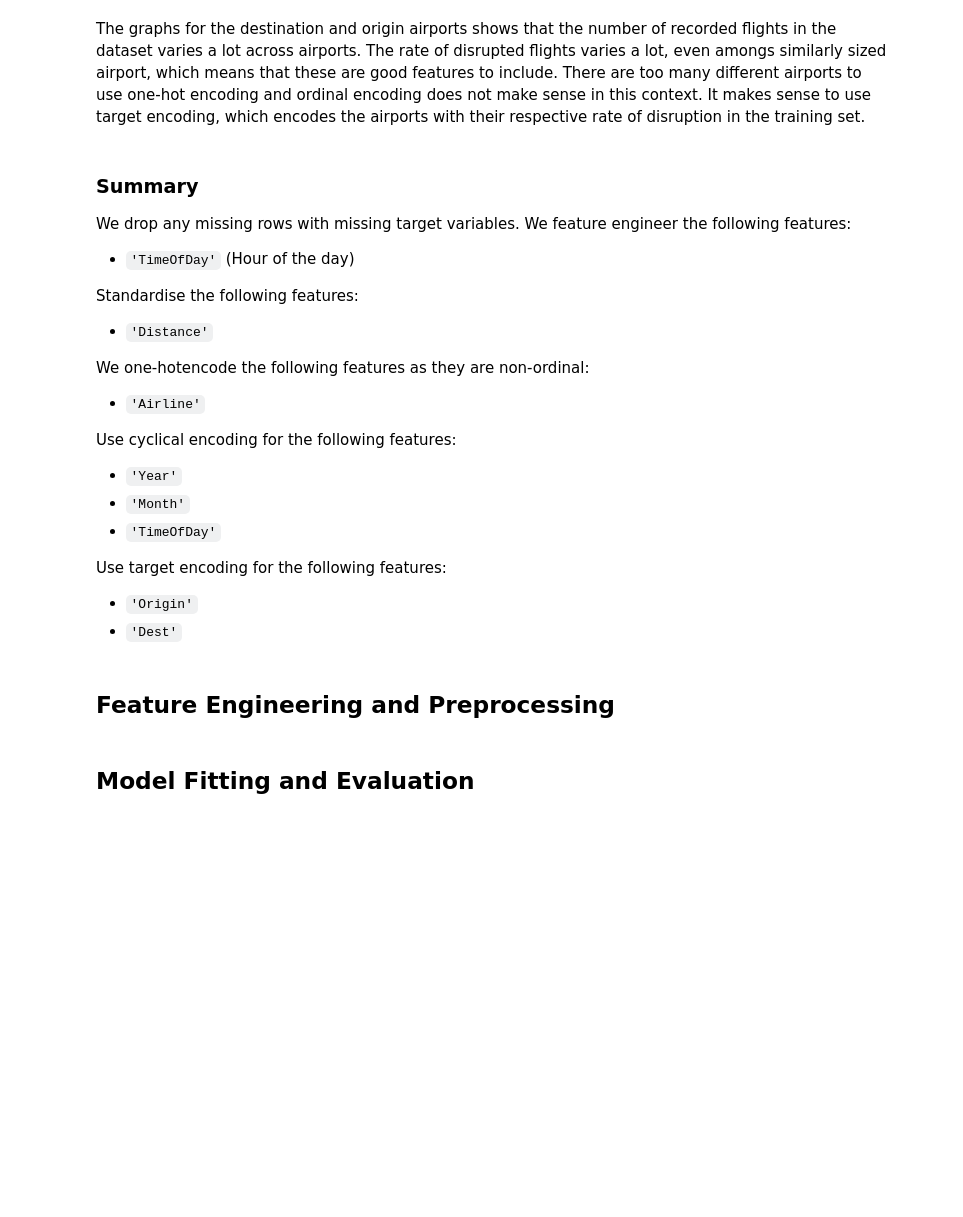
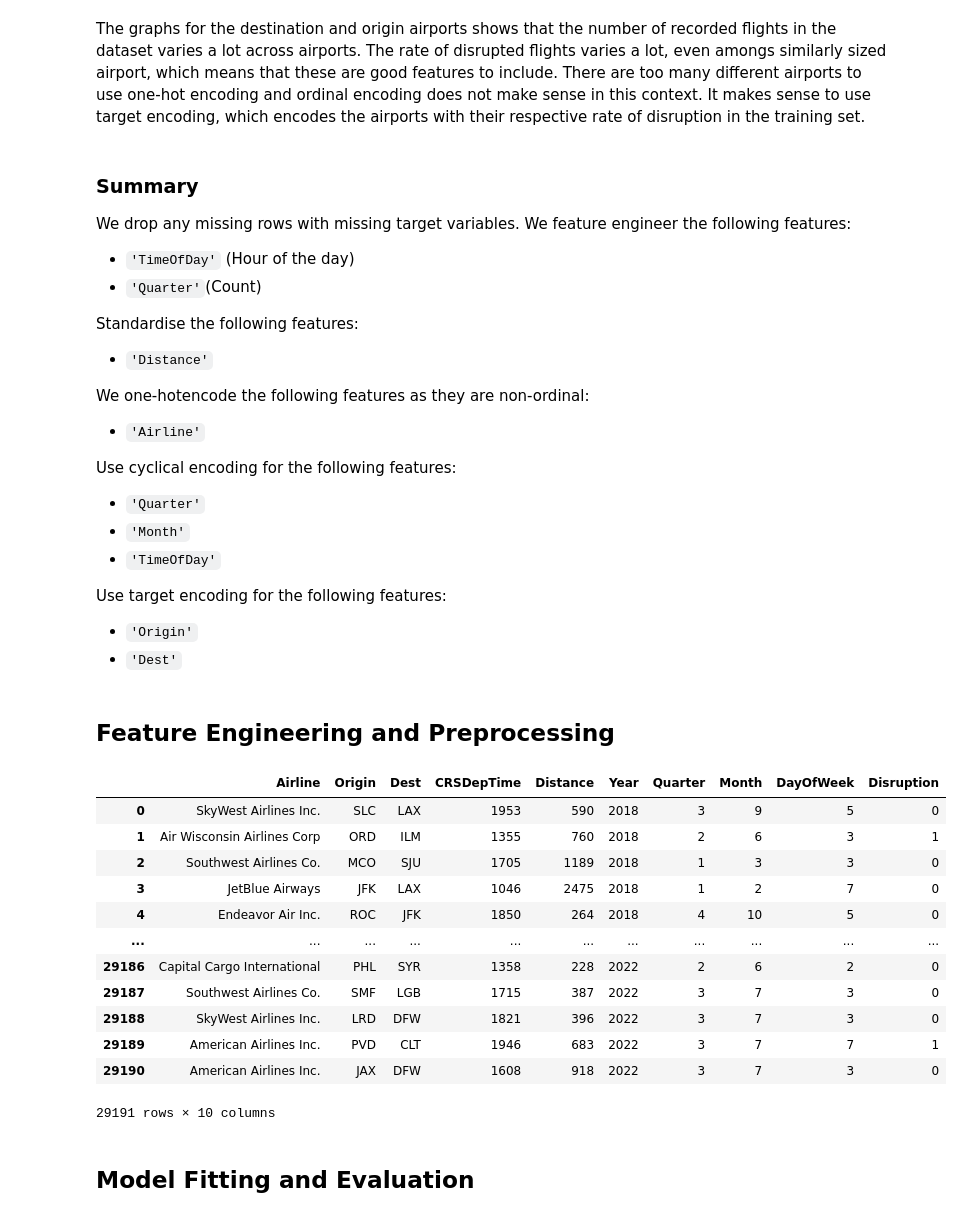
Before and after one commit to samuelleehope/ID5059_Flight_Prediction, a Jupyter notebook: ID5059Project1.ipynb, the cells around one changed output. Cells and saved outputs as stored; diff of their text form; code cells hidden in the pictures; blank space fills up the shorter version.

```diff
--- a/ID5059Project1.ipynb
+++ b/ID5059Project1.ipynb
@@ -330,6 +394,7 @@ The graphs for the destination and origin airports shows that the number of reco
 We drop any missing rows with missing target variables.
 We feature engineer the following features:
 * `'TimeOfDay'` (Hour of the day)
+* `'Quarter'`(Count)
 
 Standardise the following features:
 * `'Distance'`
@@ -339,7 +404,7 @@ We one-hotencode the following features as they are non-ordinal:
 * `'Airline'`
 
 Use cyclical encoding for the following features:
-* `'Year'`
+* `'Quarter'`
 * `'Month'`
 * `'TimeOfDay'`
 
@@ -348,6 +413,24 @@ Use target encoding for the following features:
 * `'Dest'`
 # %% [markdown]
 ## Feature Engineering and Preprocessing
+# %%
+flights['Quarter'] = pd.Categorical(flights['Quarter'])
+flights['Quarter'] = flights['Quarter'].cat.codes + 1
+flights_raw
+# %% [output]
+|  | Airline | Origin | Dest | CRSDepTime | Distance | Year | Quarter | Month | DayOfWeek | Disruption |
+| 0 | SkyWest Airlines Inc. | SLC | LAX | 1953 | 590 | 2018 | 3 | 9 | 5 | 0 |
+| 1 | Air Wisconsin Airlines Corp | ORD | ILM | 1355 | 760 | 2018 | 2 | 6 | 3 | 1 |
+| 2 | Southwest Airlines Co. | MCO | SJU | 1705 | 1189 | 2018 | 1 | 3 | 3 | 0 |
+| 3 | JetBlue Airways | JFK | LAX | 1046 | 2475 | 2018 | 1 | 2 | 7 | 0 |
+| 4 | Endeavor Air Inc. | ROC | JFK | 1850 | 264 | 2018 | 4 | 10 | 5 | 0 |
+| ... | ... | ... | ... | ... | ... | ... | ... | ... | ... | ... |
+| 29186 | Capital Cargo International | PHL | SYR | 1358 | 228 | 2022 | 2 | 6 | 2 | 0 |
+| 29187 | Southwest Airlines Co. | SMF | LGB | 1715 | 387 | 2022 | 3 | 7 | 3 | 0 |
+| 29188 | SkyWest Airlines Inc. | LRD | DFW | 1821 | 396 | 2022 | 3 | 7 | 3 | 0 |
+| 29189 | American Airlines Inc. | PVD | CLT | 1946 | 683 | 2022 | 3 | 7 | 7 | 1 |
+| 29190 | American Airlines Inc. | JAX | DFW | 1608 | 918 | 2022 | 3 | 7 | 3 | 0 |
+29191 rows × 10 columns
 # %%
 #Drop missing values
 flights = flights_raw.dropna()
```
Also changed, not shown: parts of 11 cells of this notebook.
